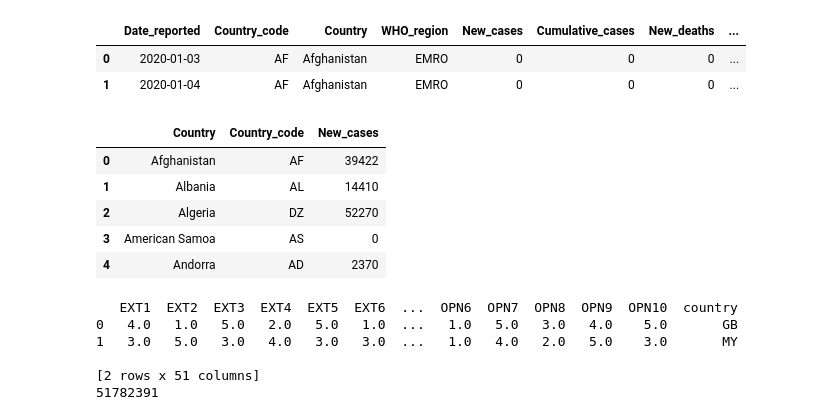
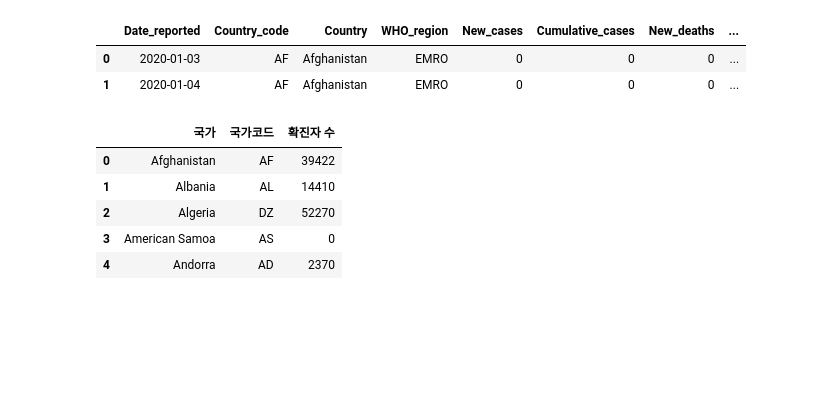
Before and after one commit to jingwoo4710/2020_project, a Jupyter notebook: Week1_project.ipynb, the cells around one changed output. Drawn from its saved outputs; the diff is of its cells as text; code cells hidden in the pictures; blank space fills up the shorter version.

```diff
--- a/Week1_project.ipynb
+++ b/Week1_project.ipynb
@@ -56,12 +45,16 @@ corona_df.head(2)
 | 0 | 2020-01-03 | AF | Afghanistan | EMRO | 0 | 0 | 0 | ... |
 | 1 | 2020-01-04 | AF | Afghanistan | EMRO | 0 | 0 | 0 | ... |
 # %%
-# 나라별 총 확진자수
-df_covid = corona_df.groupby(['Country', 'Country_code']).sum().rename_axis(['Country', 'Country_code']).reset_index()
+# 국가별 총 확진자수
+df_covid = corona_df.groupby(['Country', 'Country_code'])\
+                    .sum()\
+                    .rename_axis(['Country', 'Country_code'])\
+                    .reset_index()
 df_covid = df_covid.iloc[:,:3]
+df_covid.columns = ['국가', '국가코드', '확진자 수']
 df_covid.head()
 # %% [output]
-|  | Country | Country_code | New_cases |
+|  | 국가 | 국가코드 | 확진자 수 |
 | 0 | Afghanistan | AF | 39422 |
 | 1 | Albania | AL | 14410 |
 | 2 | Algeria | DZ | 52270 |
@@ -89,17 +82,6 @@ use_cols = pos_questions + neg_questions + ['country']
 # %%
 # Big Five Personality Test Import
 trait = pd.read_csv('data-final.csv', sep = '\t', usecols=use_cols)
-# %%
-# Header, Size 확인
-print(trait.head(2))
-print(trait.size)
-# %% [output]
-   EXT1  EXT2  EXT3  EXT4  EXT5  EXT6  ...  OPN6  OPN7  OPN8  OPN9  OPN10  country
-0   4.0   1.0   5.0   2.0   5.0   1.0  ...   1.0   5.0   3.0   4.0    5.0       GB
-1   3.0   5.0   3.0   4.0   3.0   3.0  ...   1.0   4.0   2.0   5.0    3.0       MY
-
-[2 rows x 51 columns]
-51782391
 # %%
 # 값이 0인 경우 NaN 처리 + 해당 row 삭제
 trait = trait.replace(0,np.NaN).dropna(axis = 0).reset_index(drop = True)
```
Also changed, not shown: parts of 93 cells of this notebook.
